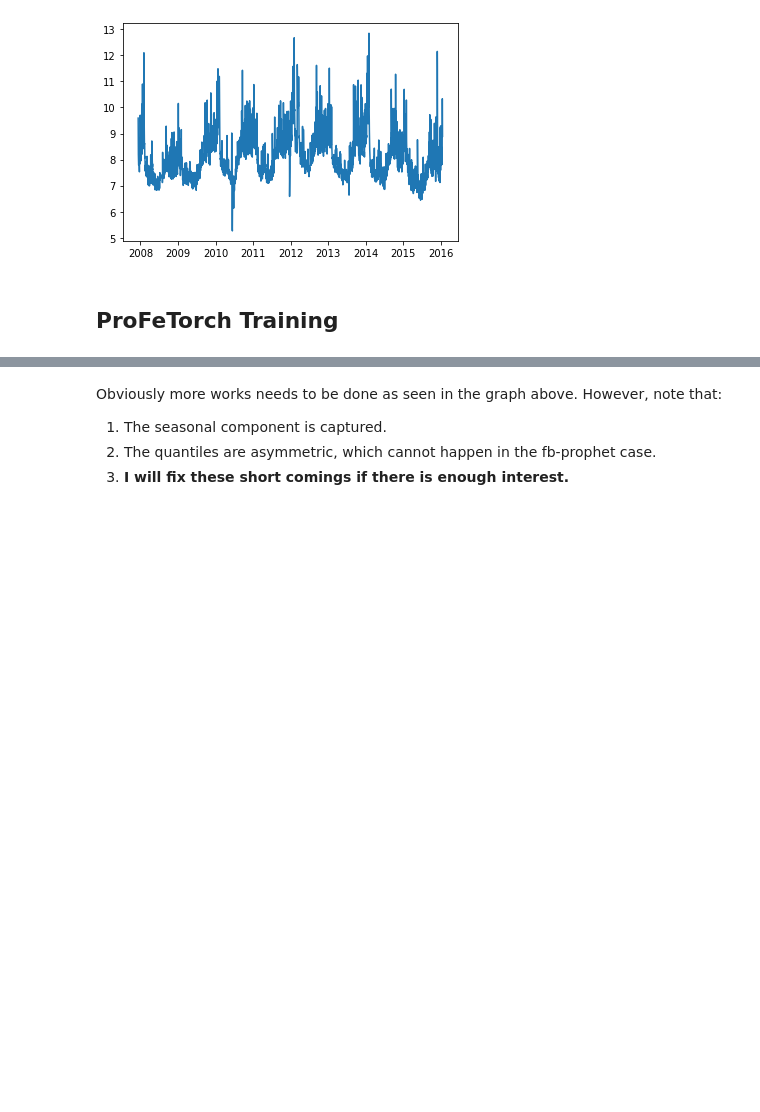
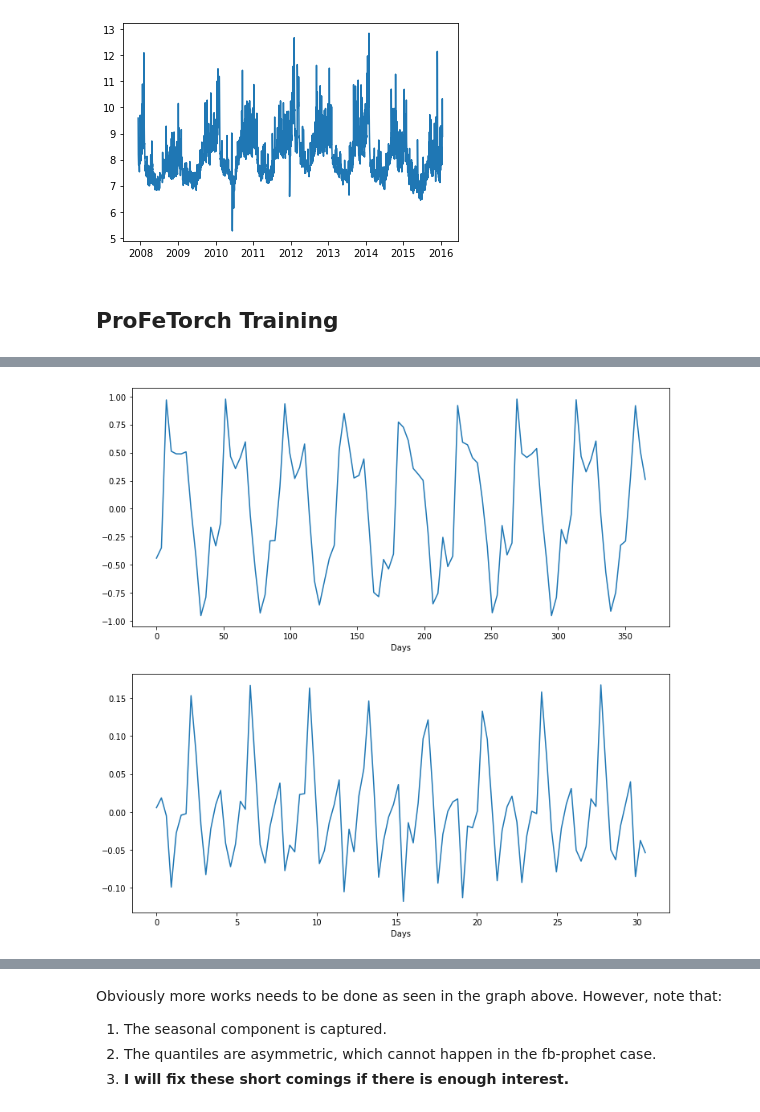
Before and after one commit to sachinruk/ProFeTorch, a Jupyter notebook: 99_index.ipynb, the cells around one changed output, grey strips where cells are left out. Saved outputs shown, nothing was run; the diff lists cells and outputs as text; code cells hidden in the pictures; blank space fills up the shorter version.

Commit message:
Added plot components to model

```diff
--- a/99_index.ipynb
+++ b/99_index.ipynb
@@ -99,0 +104,4 @@ plt.show()
+# %%
+model.plot_components()
+# %% [output]
+[figure, added]
```
Also changed, not shown: parts of 3 cells of this notebook, 10 other files.
